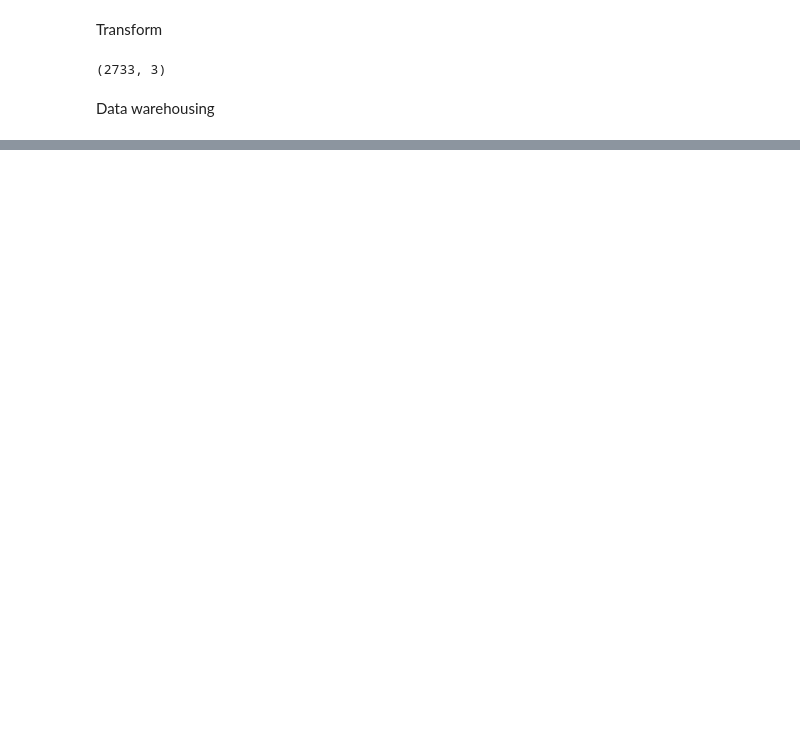
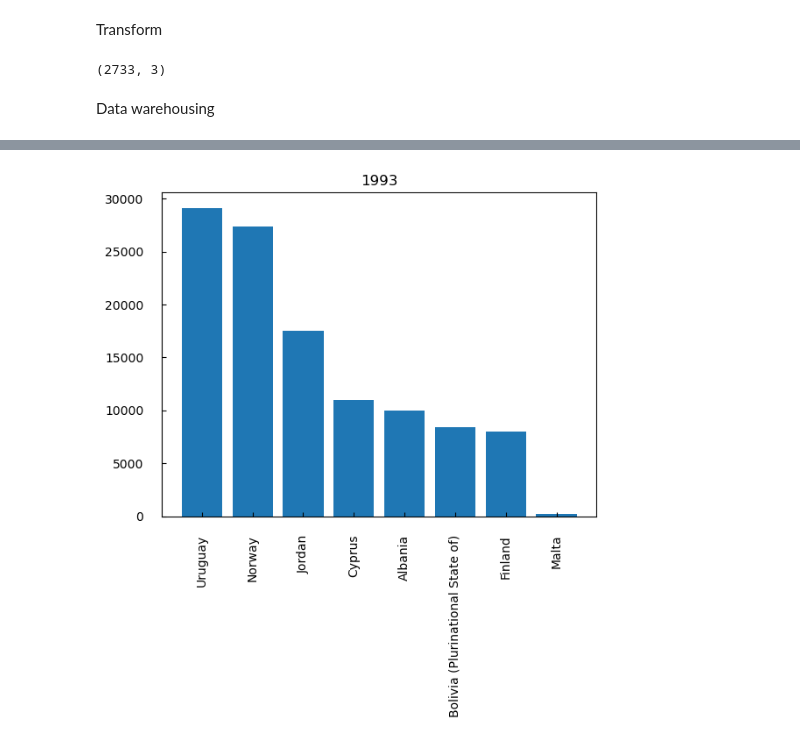
Before and after one commit to katharinakuusk/IDS2021_FAO, a Jupyter notebook: main.ipynb, the cells around one changed output, grey strips where cells are left out. Saved outputs shown, nothing was run; the diff lists cells and outputs as text; code cells hidden in the pictures; blank space fills up the shorter version.

Commit message:
Data exploration

```diff
--- a/main.ipynb
+++ b/main.ipynb
@@ -55,0 +106,6 @@ df.head()
+# %%
+#check how much data is available
+
+for key in years_df.keys():
+    length = len(years_df[key])
+    print(key, " length: ", length)
@@ -55,0 +132,20 @@ df.head()
+# %%
+#devide df by parts for better ploting preformance
+by_parts = {}
+
+for key, df in years_df.items():
+    df_number_of_parts = math.ceil(len(df) / 20)
+    j = 0
+    i = 20
+    arr = []
+
+    for parts in range(df_number_of_parts):
+        df_part = df.iloc[j:i]
+        arr.append(df_part)
+        j += 20
+        i += 20
+
+    by_parts[key] = arr
+
+print(by_parts['df_1991'][1])
+        #plt.bar(df_part["Country"], df_part["TotalYield_tonnes"])
@@ -55,0 +170,11 @@ df.head()
+# %%
+
+
+plt.bar(by_parts['df_1993'][2]['Country'], by_parts['df_1993'][2]["TotalYield_tonnes"])
+plt.tick_params(axis="both", direction="in", pad=15)
+plt.title("1993")
+plt.xticks(rotation='vertical')
+
+plt.show()
+# %% [output]
+[figure, added]
```
Also changed, not shown: parts of 12 cells of this notebook, 5 other files.
